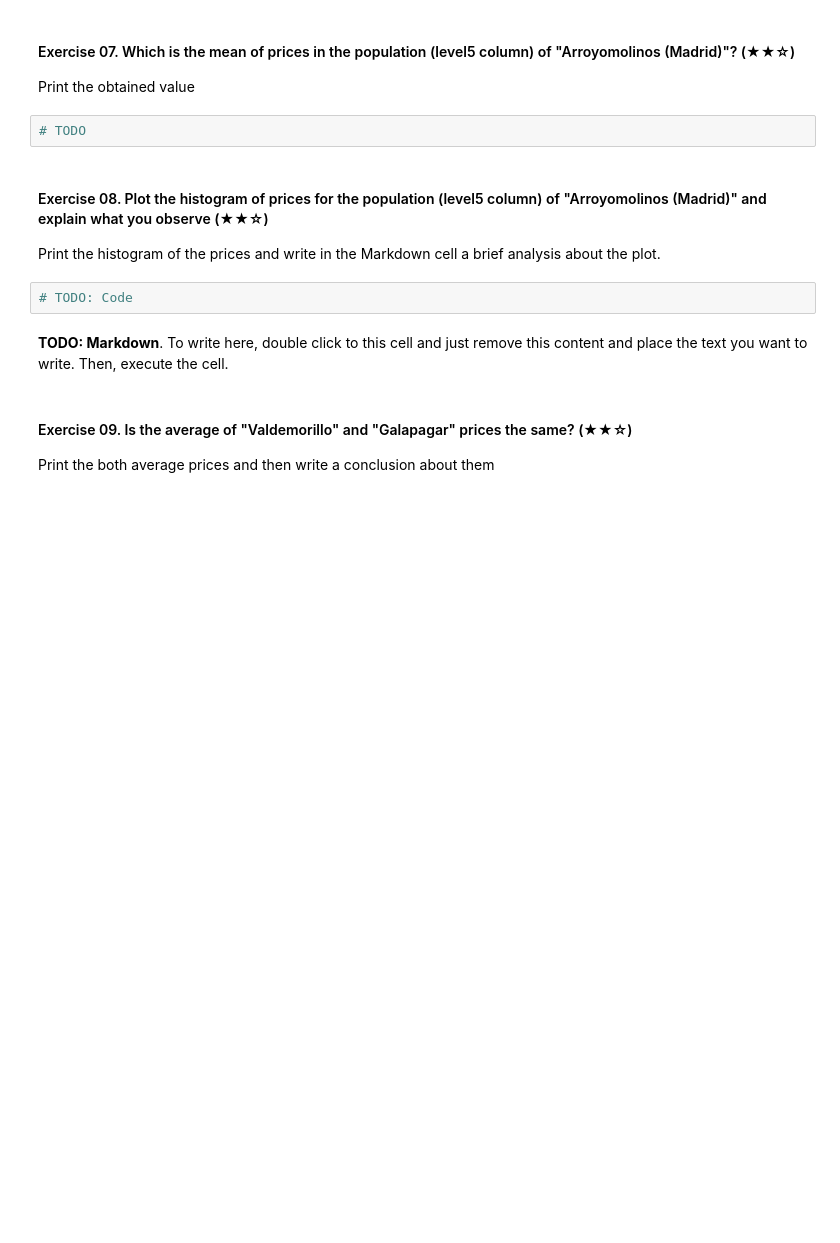
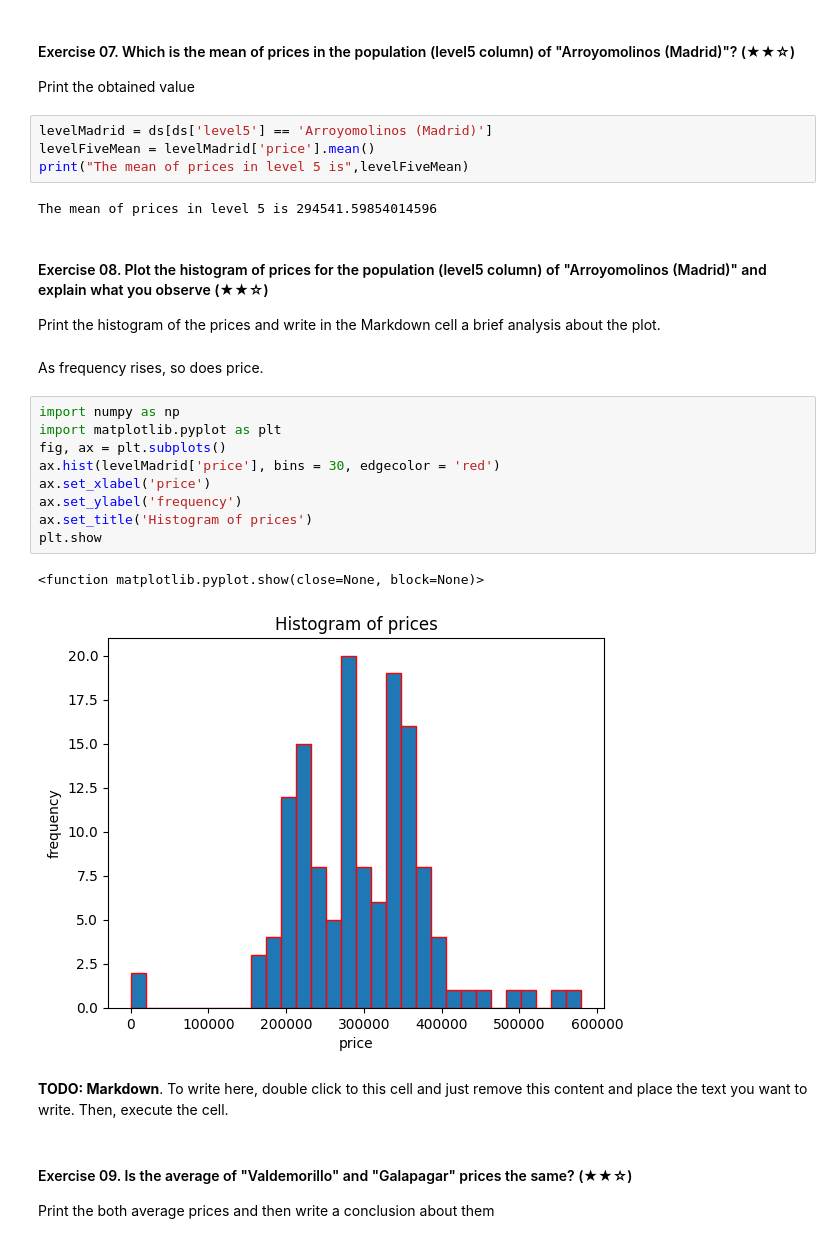
Before and after one commit to Skcodingacademy/realestate-datacleanup-exercise, a Jupyter notebook: project.ipynb, the cells around one changed output. Cells and saved outputs as stored; diff of their text form; blank space fills up the shorter version.

```diff
--- a/project.ipynb
+++ b/project.ipynb
@@ -155,13 +220,29 @@ Print a comparison between the dimensions of the original DataFrame versus the D
 
 Print the obtained value
 # %%
-# TODO
+levelMadrid = ds[ds['level5'] == 'Arroyomolinos (Madrid)']
+levelFiveMean = levelMadrid['price'].mean()
+print("The mean of prices in level 5 is",levelFiveMean)
+# %% [output]
+The mean of prices in level 5 is 294541.59854014596
 # %% [markdown]
 #### Exercise 08. Plot the histogram of prices for the population (level5 column) of "Arroyomolinos (Madrid)" and explain what you observe (★★☆)
 
 Print the histogram of the prices and write in the Markdown cell a brief analysis about the plot.
+# %% [markdown]
+As frequency rises, so does price.
 # %%
-# TODO: Code
+import numpy as np
+import matplotlib.pyplot as plt
+fig, ax = plt.subplots()
+ax.hist(levelMadrid['price'], bins = 30, edgecolor = 'red')
+ax.set_xlabel('price')
+ax.set_ylabel('frequency')
+ax.set_title('Histogram of prices')
+plt.show
+# %% [output]
+<function matplotlib.pyplot.show(close=None, block=None)>
+[figure, added]
 # %% [markdown]
 **TODO: Markdown**. To write here, double click to this cell and just remove this content and place the text you want to write. Then, execute the cell.
 # %% [markdown]
```
Also changed, not shown: parts of 18 cells of this notebook.
